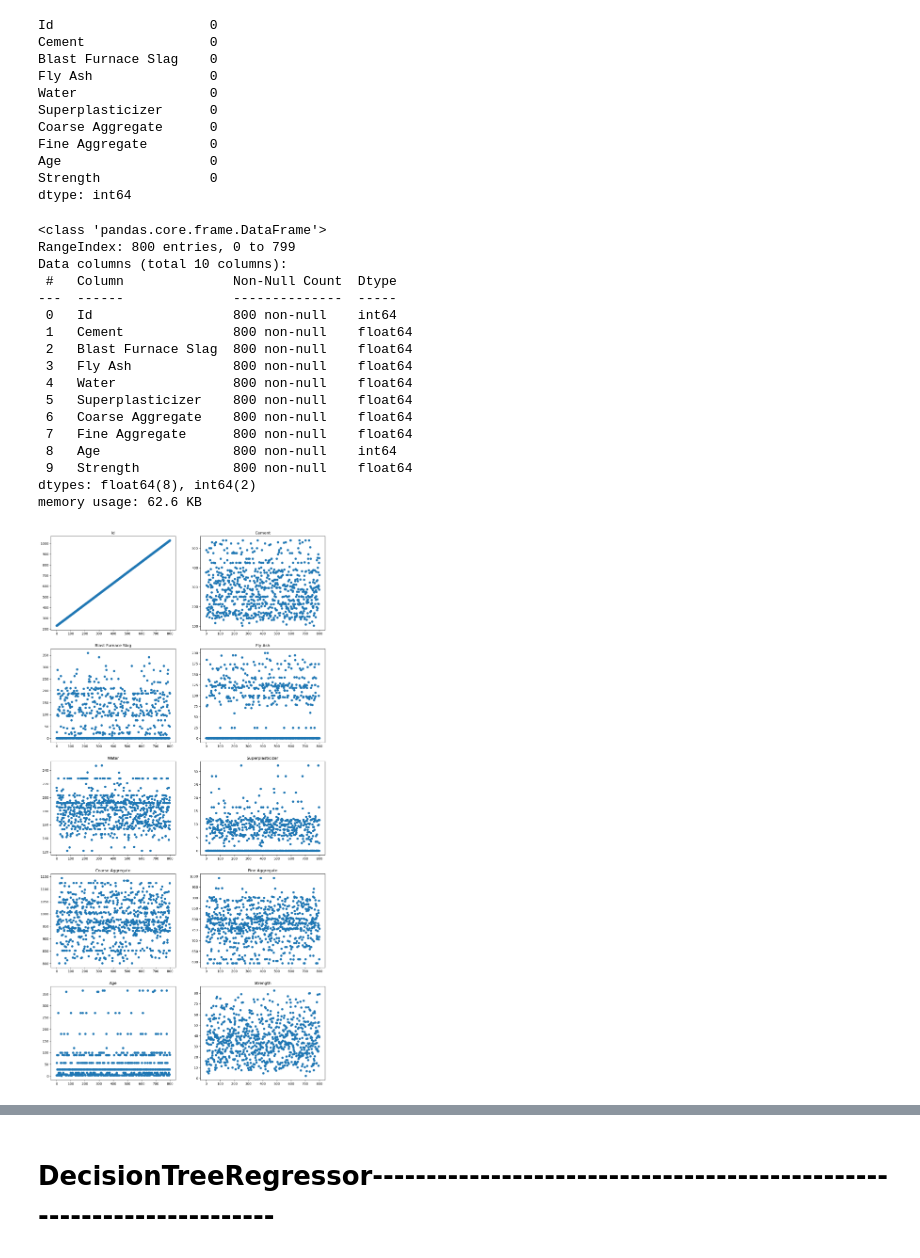
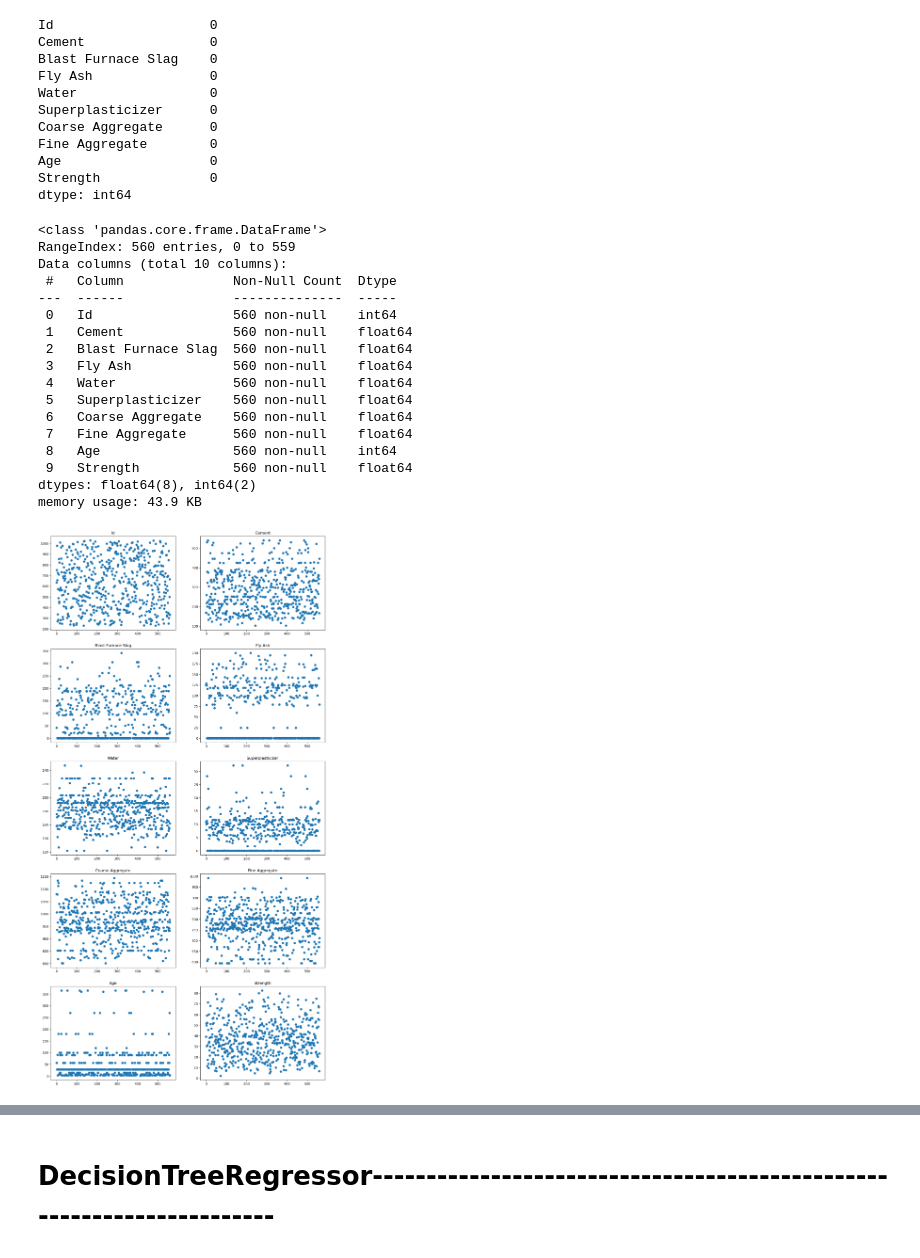
Before and after one commit to InfinityVaL/Machine_Learning, a Jupyter notebook: Skillbox_regression-9.ipynb, the cells around one changed output, grey strips where cells are left out. Drawn from its saved outputs; the diff is of its cells as text; code cells hidden in the pictures.

```diff
--- a/Skillbox_regression-9.ipynb
+++ b/Skillbox_regression-9.ipynb
@@ -21,4 +22,9 @@ train.tail()
 | 797 | 1027 | 288.0 | 192.0 | 0.0 | 192.0 | 0.0 | 932.0 | ... |
 | 798 | 1028 | 450.1 | 50.0 | 0.0 | 200.0 | 3.0 | 1124.4 | ... |
 | 799 | 1029 | 362.6 | 189.0 | 0.0 | 164.9 | 11.6 | 944.7 | ... |
+# %%
+train1, test1 = train_test_split(train, test_size=0.3, random_state=42)
+# %%
+train1 = train1.reset_index(drop=True)
+test1 = test1.reset_index(drop=True)
 # %%
@@ -36,32 +42,32 @@ Age                   0
 Strength              0
 dtype: int64
 # %%
-train.info()
+train1.info()
 # %% [output]
 <class 'pandas.core.frame.DataFrame'>
-RangeIndex: 800 entries, 0 to 799
+RangeIndex: 560 entries, 0 to 559
 Data columns (total 10 columns):
  #   Column              Non-Null Count  Dtype
 ---  ------              --------------  -----
- 0   Id                  800 non-null    int64
- 1   Cement              800 non-null    float64
- 2   Blast Furnace Slag  800 non-null    float64
- 3   Fly Ash             800 non-null    float64
- 4   Water               800 non-null    float64
- 5   Superplasticizer    800 non-null    float64
- 6   Coarse Aggregate    800 non-null    float64
- 7   Fine Aggregate      800 non-null    float64
- 8   Age                 800 non-null    int64
- 9   Strength            800 non-null    float64
+ 0   Id                  560 non-null    int64
+ 1   Cement              560 non-null    float64
+ 2   Blast Furnace Slag  560 non-null    float64
+ 3   Fly Ash             560 non-null    float64
+ 4   Water               560 non-null    float64
+ 5   Superplasticizer    560 non-null    float64
+ 6   Coarse Aggregate    560 non-null    float64
+ 7   Fine Aggregate      560 non-null    float64
+ 8   Age                 560 non-null    int64
+ 9   Strength            560 non-null    float64
 dtypes: float64(8), int64(2)
-memory usage: 62.6 KB
+memory usage: 43.9 KB
 # %%
 fig, axs = plt.subplots(figsize=(15, 30), nrows=5, ncols=2)
-for ax, col in zip(axs.flat, train.columns):
-    ax.scatter(train.index, train[col])
+for ax, col in zip(axs.flat, train1.columns):
+    ax.scatter(train1.index, train1[col])
     ax.set_title(col)
 # %% [output]
-[figure, old version]
+[figure, new version]
 # %%
 def quantilecount(dframe, cols: list):
 
```
Also changed, not shown: parts of 29 cells of this notebook.
